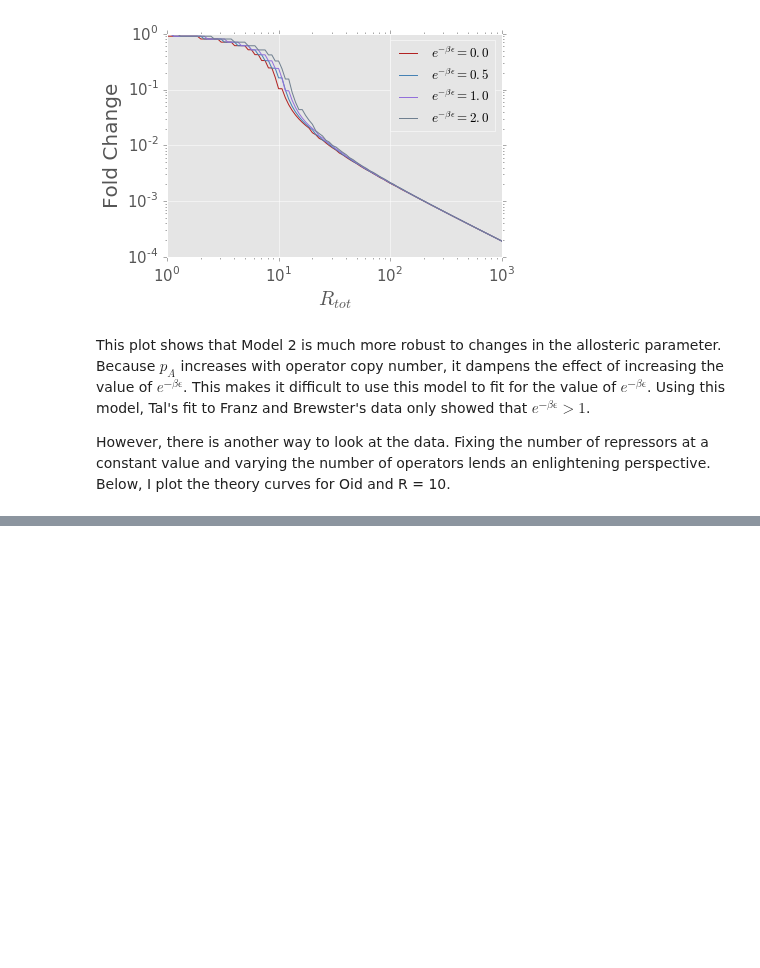
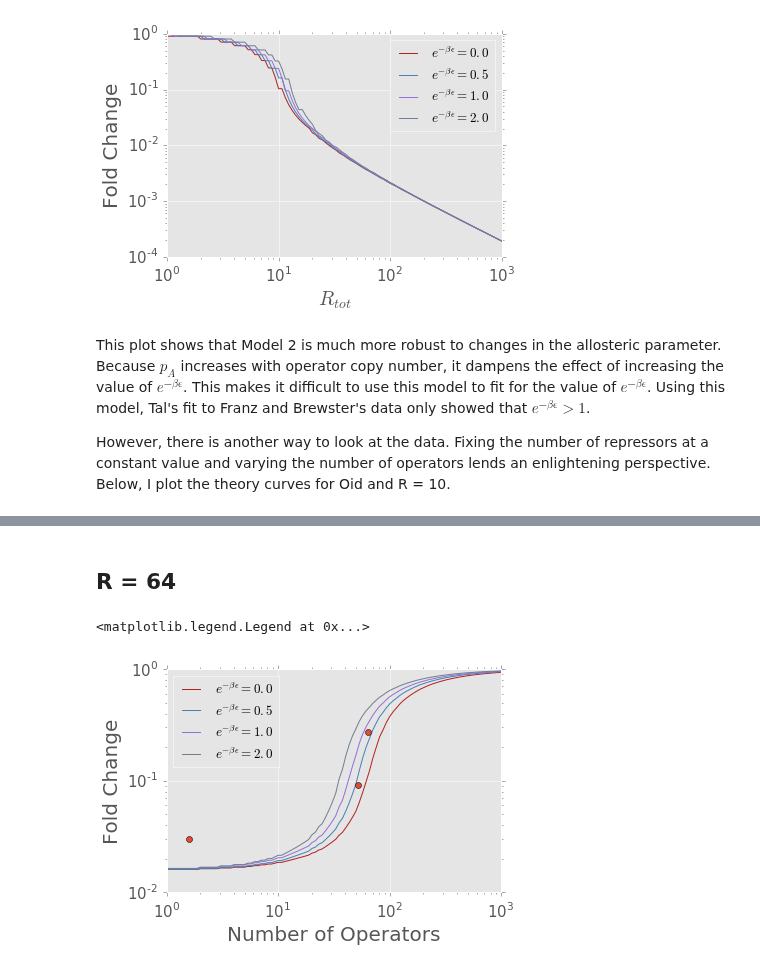
Before and after one commit to RPGroup-PBoC/mwc_induction, a Jupyter notebook: code/analysis/Determining_p_active.ipynb, the cells around one changed output, grey strips where cells are left out. Saved outputs shown, nothing was run; the diff lists cells and outputs as text; code cells hidden in the pictures; blank space fills up the shorter version.

```diff
--- a/code/analysis/Determining_p_active.ipynb
+++ b/code/analysis/Determining_p_active.ipynb
@@ -259,0 +229,19 @@ This plot shows decent separation for the different theory curves in a region ar
+# %% [markdown]
+## R = 64
+# %%
+#Plot curves for R = 64
+R = 64
+
+for i in range(0,len(eBE_array)):
+    fold_change = model_2_var_N(eBE_array[i], R, Op)
+    plt.loglog(fold_change[0], fold_change[1], color = colors[i], label = labels[i])
+
+plt.loglog(N_data,R_64,'o')
+plt.rc('xtick',labelsize=15)
+plt.rc('ytick',labelsize=15)
+plt.xlabel(r'Number of Operators', fontsize = 20)
+plt.ylabel('Fold Change', fontsize = 20)
+plt.legend(loc=2,fontsize = 13)
+# %% [output]
+<matplotlib.legend.Legend at 0x...>
+[figure, added]
```
Also changed, not shown: parts of 11 cells of this notebook.
